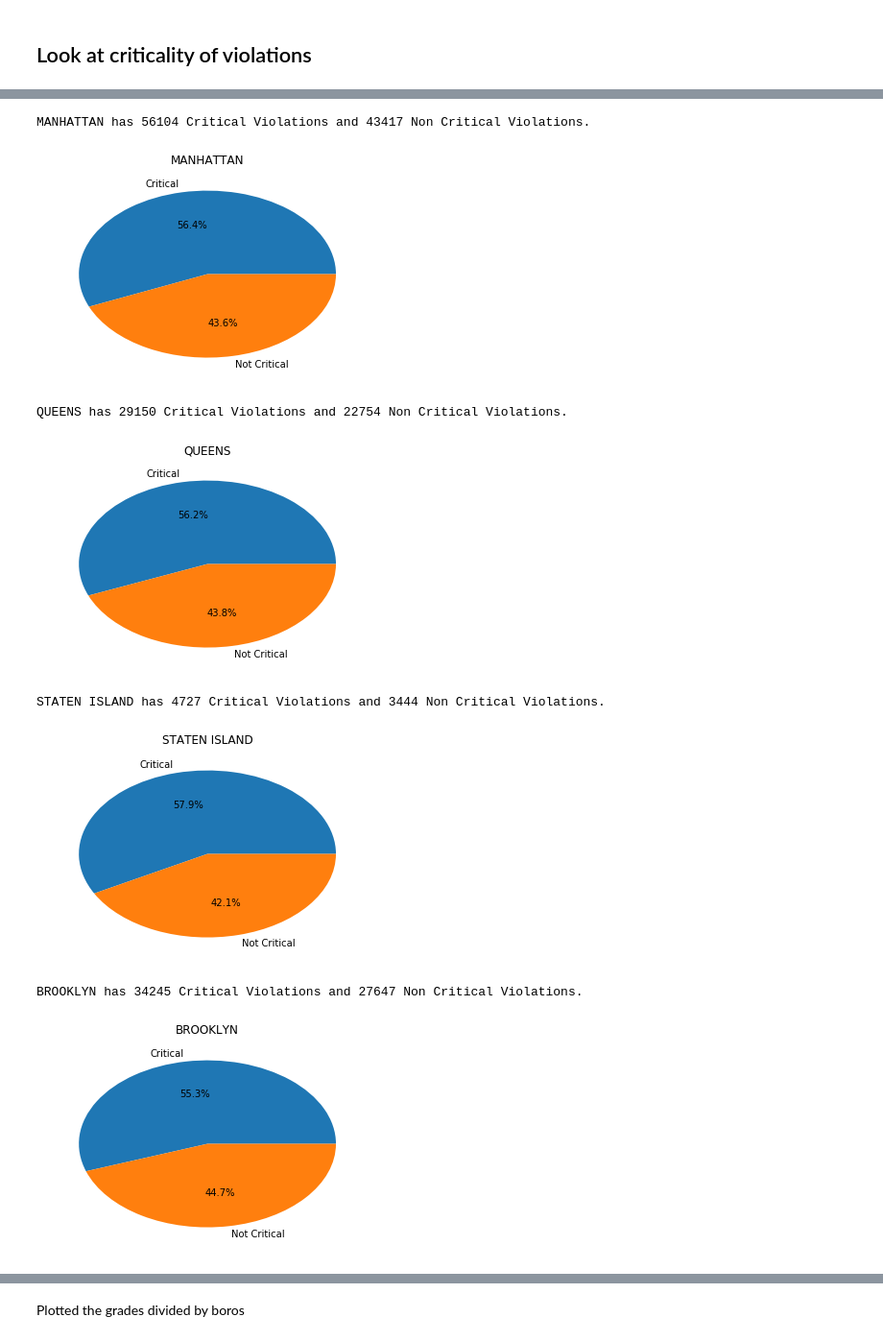
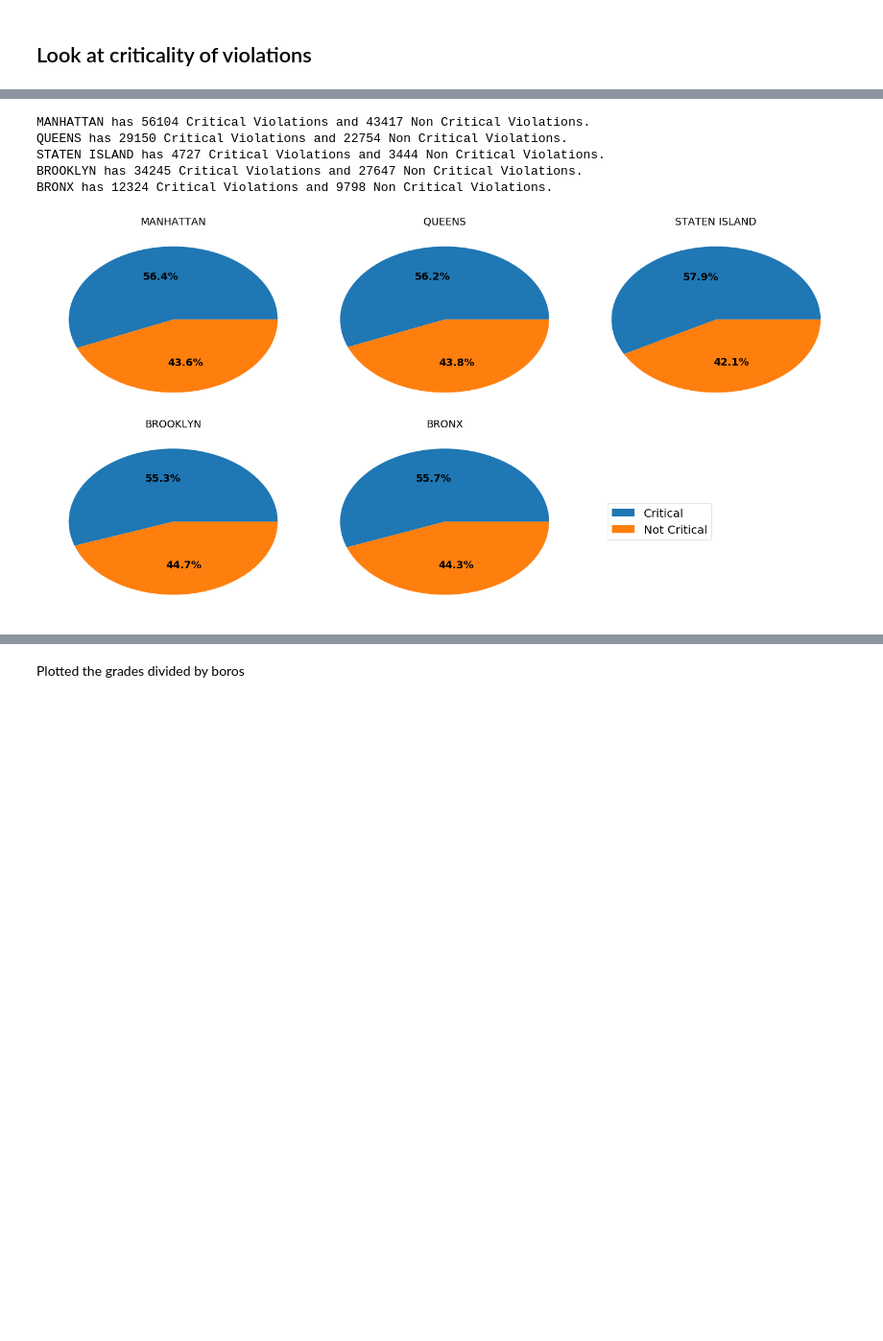
Before and after one commit to stefanopoggio/restaurant-inspection, a Jupyter notebook: Inspection_code.ipynb, the cells around one changed output, grey strips where cells are left out. Shown at 96% size. Drawn from its saved outputs; the diff is of its cells as text; code cells hidden in the pictures; blank space fills up the shorter version.

```diff
--- a/Inspection_code.ipynb
+++ b/Inspection_code.ipynb
@@ -74,4 +81,9 @@ There are 136550 critical flags and 107060 non critical flags.
 # %%
-flags.head()
+#flags.head()
+fig = plt.figure(figsize=(10,8))
 ax = sns.countplot(data=flags, x='CRITICAL FLAG', hue='BORO', hue_order=flags['BORO'].value_counts().index)
+ax.set_ylabel('Count', fontsize=20)
+ax.set_xlabel('')
+ax.tick_params(labelsize=15)
+ax = plt.legend(fontsize=15)
 # %% [output]
@@ -79,24 +91,30 @@ ax = sns.countplot(data=flags, x='CRITICAL FLAG', hue='BORO', hue_order=flags['B
 # %%
 labels = ['Critical', 'Not Critical']
-
 def func(pct, allvals):
     absolute = int(pct/100.*np.sum(allvals))
     return "{:.1f}%".format(pct, absolute)
+
+fig = plt.figure(figsize=(20,10))
+graph = 1
 
 for i in flags['BORO'].unique():
     criticalities = []
     flags_bor = flags[flags['BORO'] == i]
     criticalities = [len(flags_bor[flags_bor['CRITICAL FLAG']==l]) for l in flags['CRITICAL FLAG'].unique()]
     print('%s has %d Critical Violations and %d Non Critical Violations.' %(i, criticalities[0], criticalities[1]))
-    plt.title(i)
-    plt.pie(x=criticalities, labels=labels, autopct=lambda pct: func(pct, criticalities))
-    plt.show()
+    ax = fig.add_subplot(2,3,graph)
+    ax, text, autotext = plt.pie(x=criticalities, autopct=lambda pct: func(pct, criticalities))
+    plt.title(i, fontsize=18)
+    plt.setp(autotext, size=18, weight='bold')
+    graph += 1
+    plt.tight_layout()
+
+plt.legend(ax, labels, bbox_to_anchor=(1.1,0.5), loc="center left", fontsize=20)
+plt.show()
 # %% [output]
 MANHATTAN has 56104 Critical Violations and 43417 Non Critical Violations.
+QUEENS has 29150 Critical Violations and 22754 Non Critical Violations.
+STATEN ISLAND has 4727 Critical Violations and 3444 Non Critical Violations.
+BROOKLYN has 34245 Critical Violations and 27647 Non Critical Violations.
+BRONX has 12324 Critical Violations and 9798 Non Critical Violations.
-[figure, old version]
+[figure, new version]
-QUEENS has 29150 Critical Violations and 22754 Non Critical Violations.
-[figure, removed]
-STATEN ISLAND has 4727 Critical Violations and 3444 Non Critical Violations.
-[figure, removed]
-BROOKLYN has 34245 Critical Violations and 27647 Non Critical Violations.
-[figure, removed]
```
Also changed, not shown: parts of 24 cells of this notebook.
